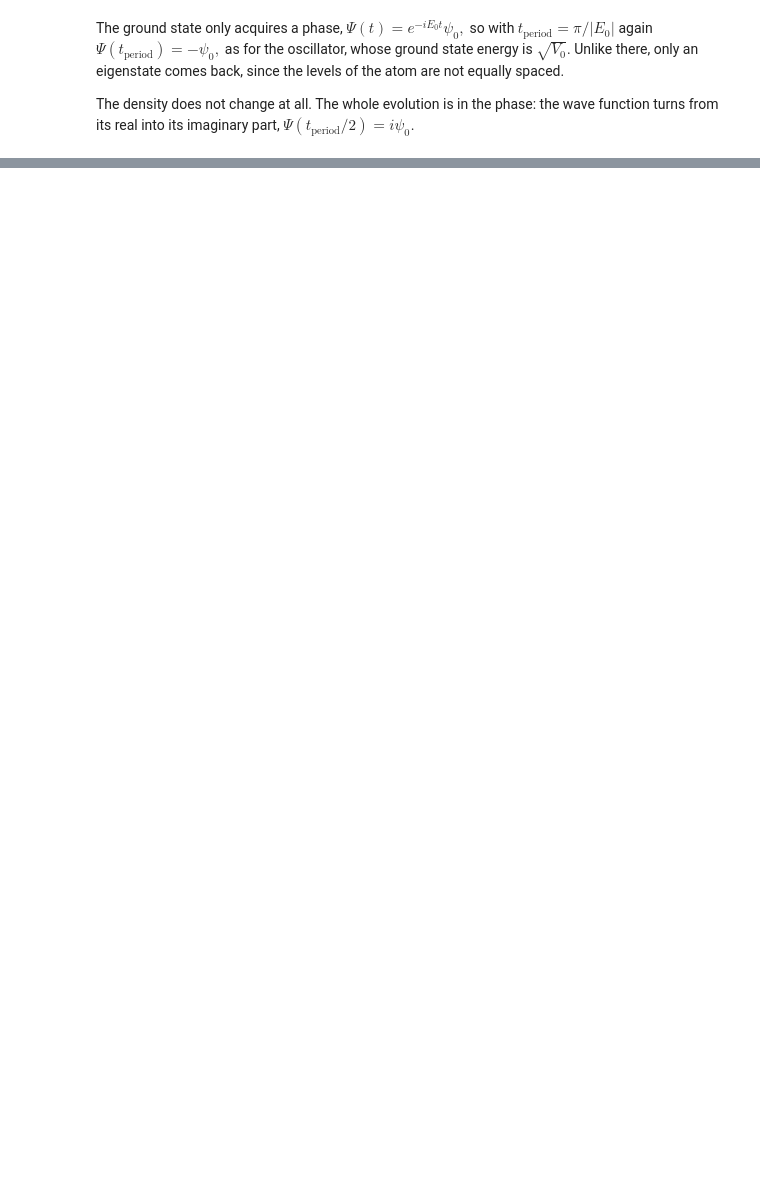
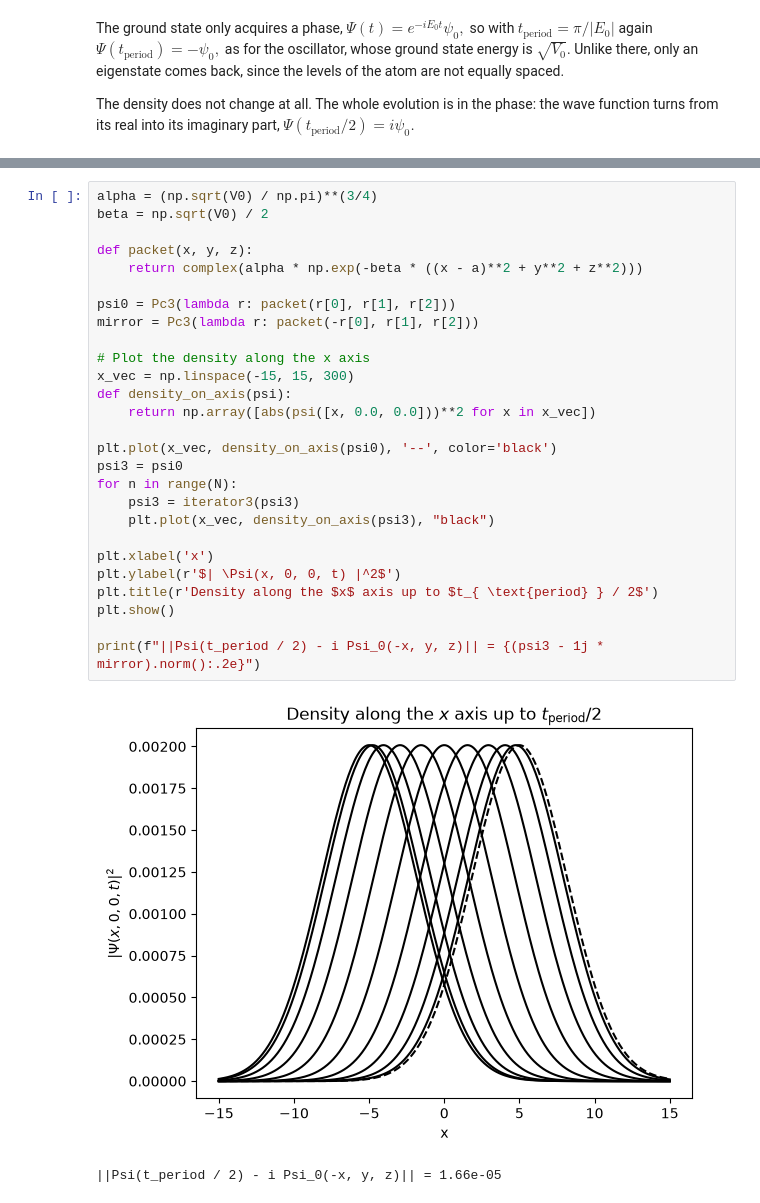
Before and after one commit to MRChemSoft/vampyr, a Jupyter notebook: docs/notebooks/harmonic_oscillator_evolution.ipynb, the cells around one changed output, grey strips where cells are left out. Cells and saved outputs as stored; diff of their text form; blank space fills up the shorter version.

```diff
--- a/docs/notebooks/harmonic_oscillator_evolution.ipynb
+++ b/docs/notebooks/harmonic_oscillator_evolution.ipynb
@@ -514,0 +604,30 @@ L2-norm of imaginary part error: 1.6844596161412225e-05
+# %%
+alpha = (np.sqrt(V0) / np.pi)**(3/4)
+beta = np.sqrt(V0) / 2
+
+def packet(x, y, z):
+    return complex(alpha * np.exp(-beta * ((x - a)**2 + y**2 + z**2)))
+
+psi0 = Pc3(lambda r: packet(r[0], r[1], r[2]))
+mirror = Pc3(lambda r: packet(-r[0], r[1], r[2]))
+
+# Plot the density along the x axis
+x_vec = np.linspace(-15, 15, 300)
+def density_on_axis(psi):
+    return np.array([abs(psi([x, 0.0, 0.0]))**2 for x in x_vec])
+
+plt.plot(x_vec, density_on_axis(psi0), '--', color='black')
+psi3 = psi0
+for n in range(N):
+    psi3 = iterator3(psi3)
+    plt.plot(x_vec, density_on_axis(psi3), "black")
+
+plt.xlabel('x')
+plt.ylabel(r'$| \Psi(x, 0, 0, t) |^2$')
+plt.title(r'Density along the $x$ axis up to $t_{ \text{period} } / 2$')
+plt.show()
+
+print(f"||Psi(t_period / 2) - i Psi_0(-x, y, z)|| = {(psi3 - 1j * mirror).norm():.2e}")
+# %% [output]
+[figure, added]
+||Psi(t_period / 2) - i Psi_0(-x, y, z)|| = 1.66e-05
```
Also changed, not shown: parts of 11 cells of this notebook, 10 other files.
